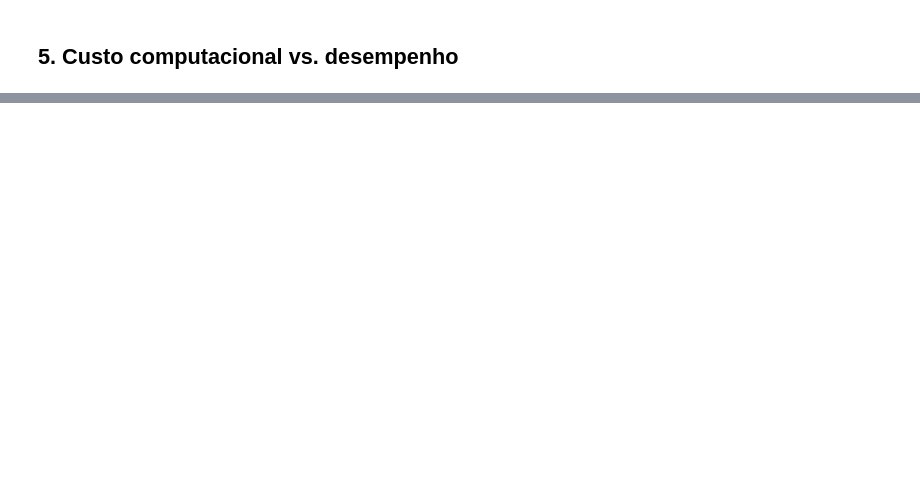
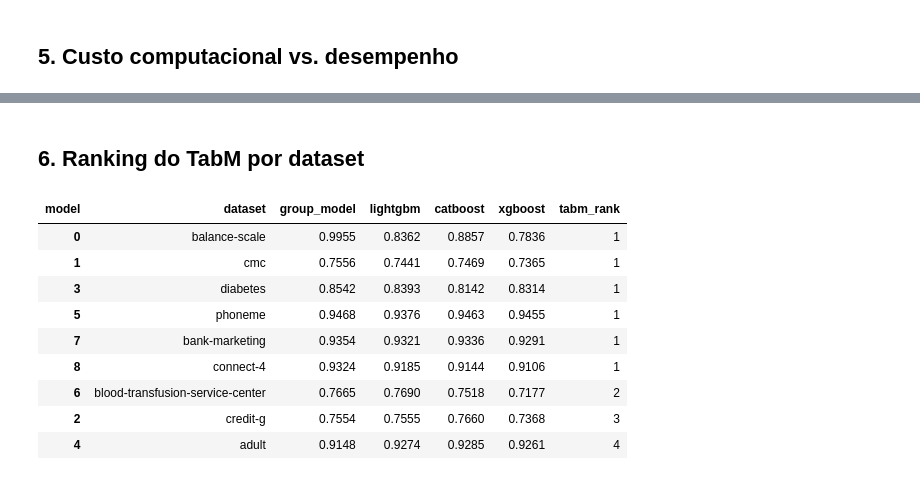
Before and after one commit to aline-acioly/projeto-am, a Jupyter notebook: notebooks/04_analise_resultados.ipynb, the cells around one changed output, grey strips where cells are left out. Cells and saved outputs as stored; diff of their text form; code cells hidden in the pictures; blank space fills up the shorter version.

```diff
--- a/notebooks/04_analise_resultados.ipynb
+++ b/notebooks/04_analise_resultados.ipynb
@@ -100,0 +102,18 @@ fig
+# %% [markdown]
+## 6. Ranking do TabM por dataset
+# %%
+pivot = raw.pivot_table(index=['task_id','dataset'], columns='model', values='auc_ovo').reset_index()
+cols = ['group_model','catboost','lightgbm','xgboost']
+pivot['tabm_rank'] = pivot[cols].rank(axis=1, ascending=False)['group_model'].astype(int)
+pivot[['dataset','group_model','lightgbm','catboost','xgboost','tabm_rank']].sort_values('tabm_rank').round(4)
+# %% [output]
+| model | dataset | group_model | lightgbm | catboost | xgboost | tabm_rank |
+| 0 | balance-scale | 0.9955 | 0.8362 | 0.8857 | 0.7836 | 1 |
+| 1 | cmc | 0.7556 | 0.7441 | 0.7469 | 0.7365 | 1 |
+| 3 | diabetes | 0.8542 | 0.8393 | 0.8142 | 0.8314 | 1 |
+| 5 | phoneme | 0.9468 | 0.9376 | 0.9463 | 0.9455 | 1 |
+| 7 | bank-marketing | 0.9354 | 0.9321 | 0.9336 | 0.9291 | 1 |
+| 8 | connect-4 | 0.9324 | 0.9185 | 0.9144 | 0.9106 | 1 |
+| 6 | blood-transfusion-service-center | 0.7665 | 0.7690 | 0.7518 | 0.7177 | 2 |
+| 2 | credit-g | 0.7554 | 0.7555 | 0.7660 | 0.7368 | 3 |
+| 4 | adult | 0.9148 | 0.9274 | 0.9285 | 0.9261 | 4 |
```
Also changed, not shown: parts of 7 cells of this notebook.
